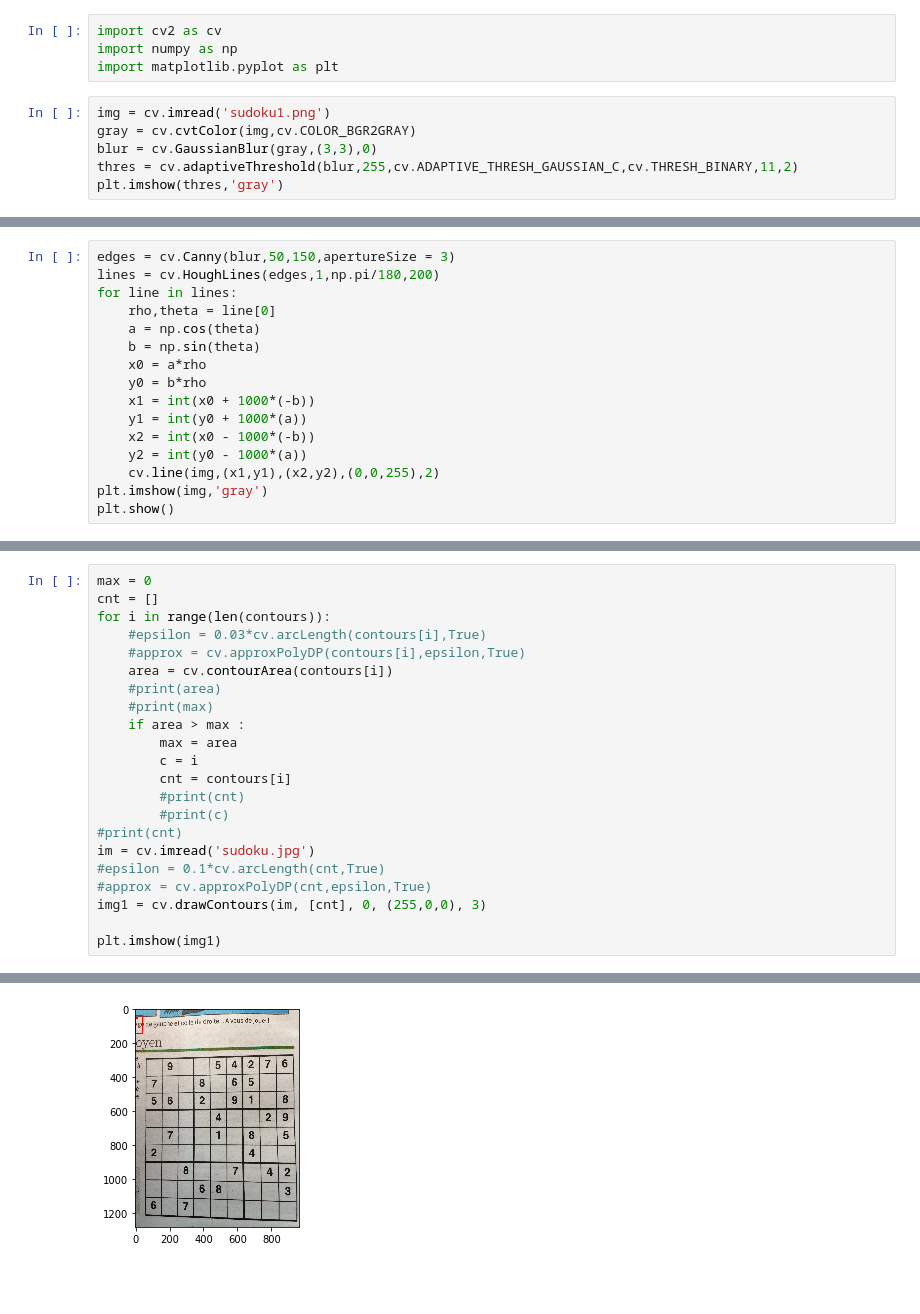
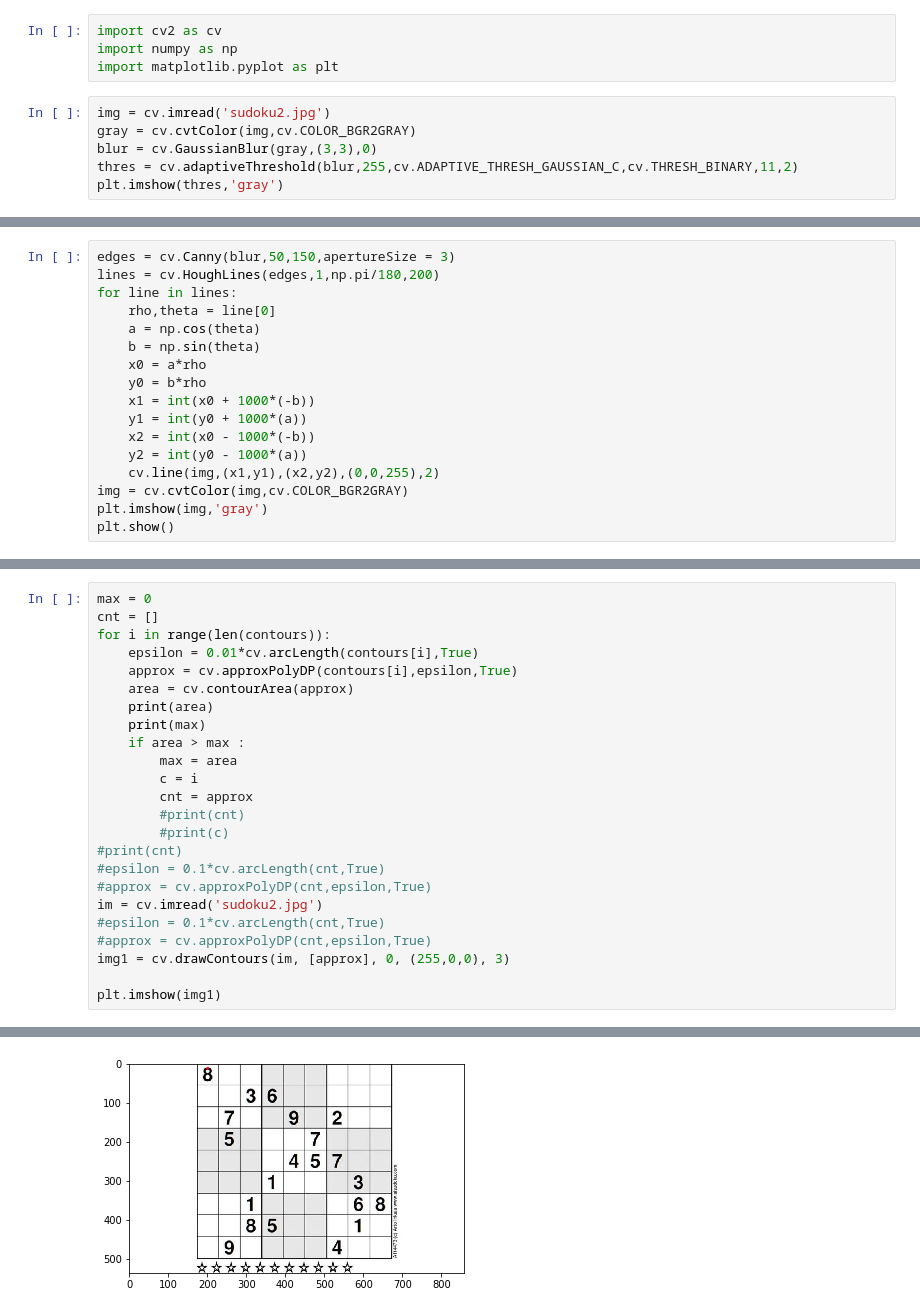
Before and after one commit to shreekanthsenthil/Sudoku-Solver-using-OpenCV, a Jupyter notebook: check.ipynb, the cells around one changed output, grey strips where cells are left out. Saved outputs shown, nothing was run; the diff lists cells and outputs as text; blank space fills up the shorter version.

```diff
--- a/check.ipynb
+++ b/check.ipynb
@@ -3,7 +3,7 @@ import cv2 as cv
 import numpy as np
 import matplotlib.pyplot as plt
 # %%
-img = cv.imread('sudoku1.png')
+img = cv.imread('sudoku2.jpg')
 gray = cv.cvtColor(img,cv.COLOR_BGR2GRAY)
 blur = cv.GaussianBlur(gray,(3,3),0)
 thres = cv.adaptiveThreshold(blur,255,cv.ADAPTIVE_THRESH_GAUSSIAN_C,cv.THRESH_BINARY,11,2)
@@ -25,6 +25,7 @@ for line in lines:
     x2 = int(x0 - 1000*(-b))
     y2 = int(y0 - 1000*(a))
     cv.line(img,(x1,y1),(x2,y2),(0,0,255),2)
+img = cv.cvtColor(img,cv.COLOR_BGR2GRAY)
 plt.imshow(img,'gray')
 plt.show()
 # %% [output]
@@ -39,22 +38,24 @@ error: OpenCV(4.1.0) /io/opencv/modules/imgproc/src/contours.cpp:197: error: (-2
 max = 0
 cnt = []
 for i in range(len(contours)):
-    #epsilon = 0.03*cv.arcLength(contours[i],True)
-    #approx = cv.approxPolyDP(contours[i],epsilon,True)
-    area = cv.contourArea(contours[i])
-    #print(area)
-    #print(max)
+    epsilon = 0.01*cv.arcLength(contours[i],True)
+    approx = cv.approxPolyDP(contours[i],epsilon,True)
+    area = cv.contourArea(approx)
+    print(area)
+    print(max)
     if area > max :
         max = area
         c = i
-        cnt = contours[i]
+        cnt = approx
         #print(cnt)
         #print(c)
 #print(cnt)
-im = cv.imread('sudoku.jpg')
 #epsilon = 0.1*cv.arcLength(cnt,True)
 #approx = cv.approxPolyDP(cnt,epsilon,True)
-img1 = cv.drawContours(im, [cnt], 0, (255,0,0), 3)
+im = cv.imread('sudoku2.jpg')
+#epsilon = 0.1*cv.arcLength(cnt,True)
+#approx = cv.approxPolyDP(cnt,epsilon,True)
+img1 = cv.drawContours(im, [approx], 0, (255,0,0), 3)
 
 plt.imshow(img1)
 # %% [output]
@@ -62 +80 @@ plt.imshow(img1)
-[figure, old version]
+[figure, new version]
```
Also changed, not shown: parts of 5 cells of this notebook.
